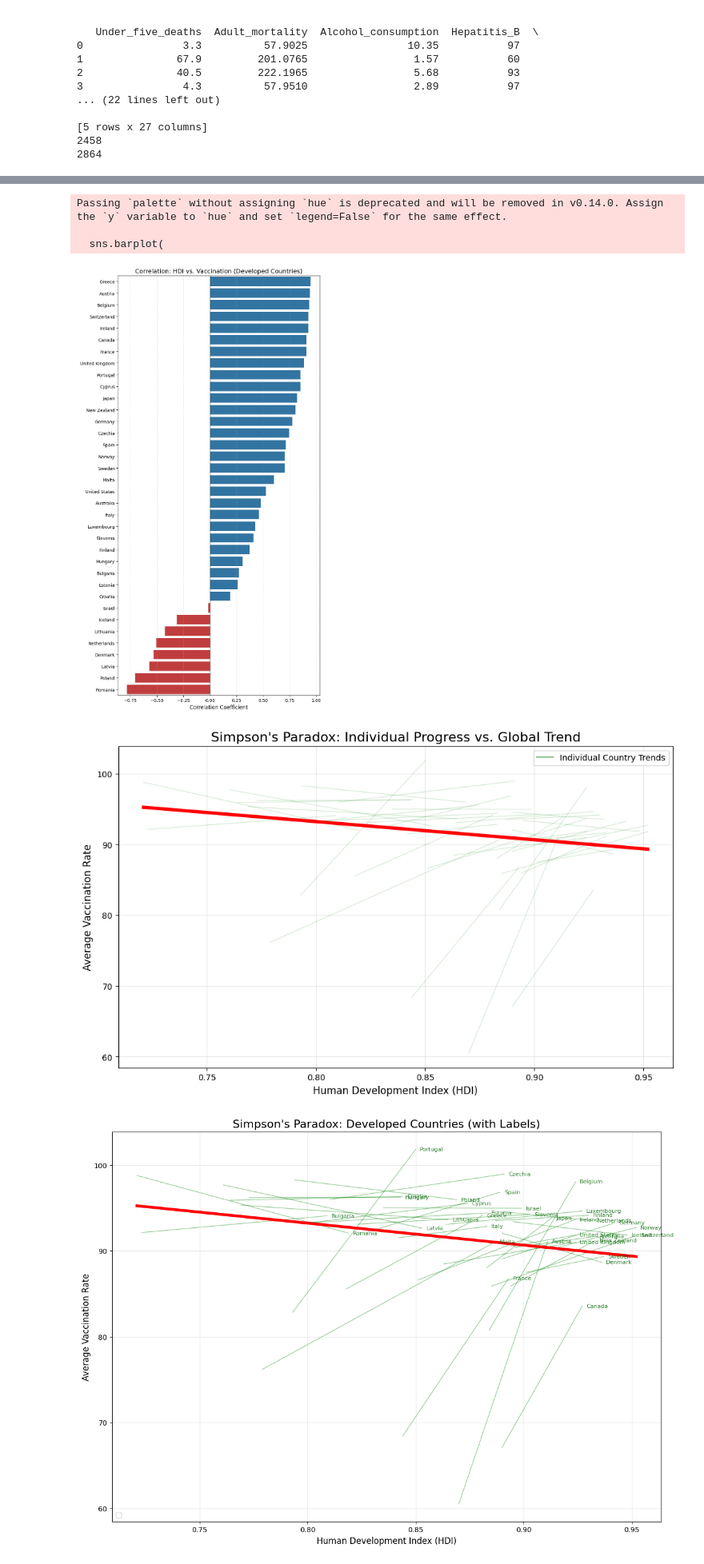
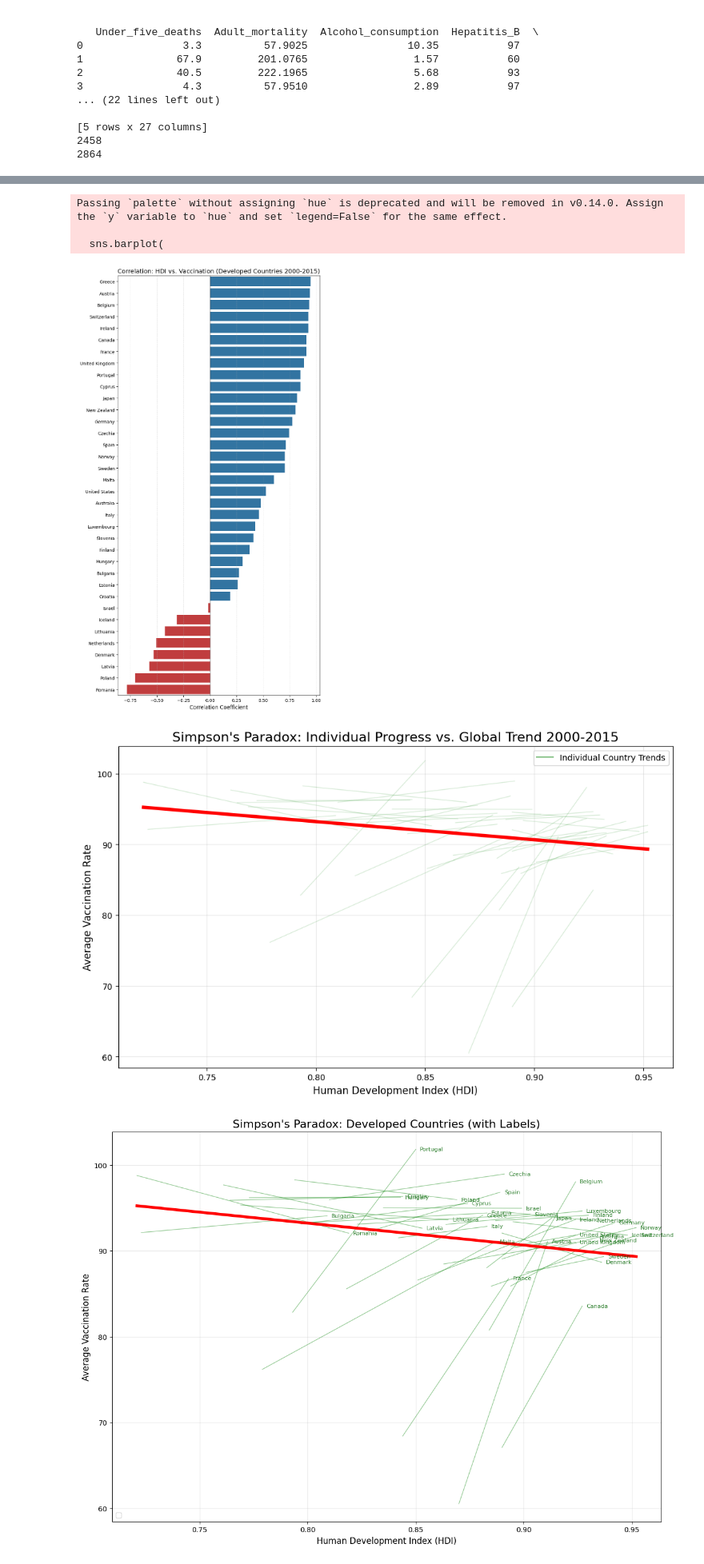
Before and after one commit to ShazaAbdallah/Data-management-236003, a Jupyter notebook: Project/project-updated.ipynb, the cells around one changed output, grey strips where cells are left out. Shown at 80% size. Drawn from its saved outputs; the diff is of its cells as text; code cells hidden in the pictures.

```diff
--- a/Project/project-updated.ipynb
+++ b/Project/project-updated.ipynb
@@ -243,7 +243,7 @@ sns.barplot(
     palette=custom_colors
 )
 
-plt.title('Correlation: HDI vs. Vaccination (Developed Countries)', fontsize=14)
+plt.title('Correlation: HDI vs. Vaccination (Developed Countries 2000-2015)', fontsize=14)
 plt.xlabel('Correlation Coefficient', fontsize=12)
 plt.ylabel(None)
 plt.axvline(0, color='black', linewidth=1)
@@ -255,7 +255,7 @@ plt.show()
 Passing `palette` without assigning `hue` is deprecated and will be removed in v0.14.0. Assign the `y` variable to `hue` and set `legend=False` for the same effect.
 
   sns.barplot(
-[figure, old version]
+[figure, new version]
 # %%
 dev_df = combined_df[combined_df["Status"] == "Developed"].copy()
 
@@ -266,35 +266,35 @@ for country in dev_df['Country'].unique():
     subset = dev_df[dev_df['Country'] == country]
     # Only plot if we have enough data points
     if len(subset) > 5:
         sns.regplot(
             x=subset['hdi'],
             y=subset['avg_vaccination'],
             ci=None,
             scatter=False,
             line_kws={'alpha': 0.15, 'color': 'green', 'linewidth': 1}
         )
 
 # 3. Plot the GLOBAL Trend (The "Paradox")
 sns.regplot(
     data=dev_df,
     x='hdi',
     y='avg_vaccination',
     scatter=False,
     ci=None,
     line_kws={'color': 'red', 'linewidth': 4, 'label': 'Global Trend (All Data)'}
 )
 
 plt.plot([], [], color='green', alpha=0.5, label='Individual Country Trends')
 
-plt.title("Simpson's Paradox: Individual Progress vs. Global Trend", fontsize=16)
+plt.title("Simpson's Paradox: Individual Progress vs. Global Trend 2000-2015", fontsize=16)
 plt.xlabel("Human Development Index (HDI)", fontsize=12)
 plt.ylabel("Average Vaccination Rate", fontsize=12)
 plt.legend()
 plt.grid(True, alpha=0.3)
 
 plt.show()
 # %% [output]
-[figure, old version]
+[figure, new version]
 # %%
 
 plt.figure(figsize=(14, 10))  # Made the plot larger to accommodate names
```
Also changed, not shown: parts of 1 cell of this notebook, 3 other files.
